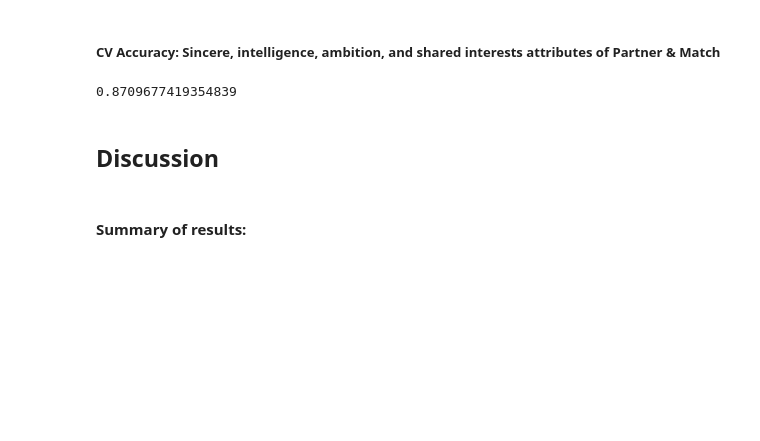
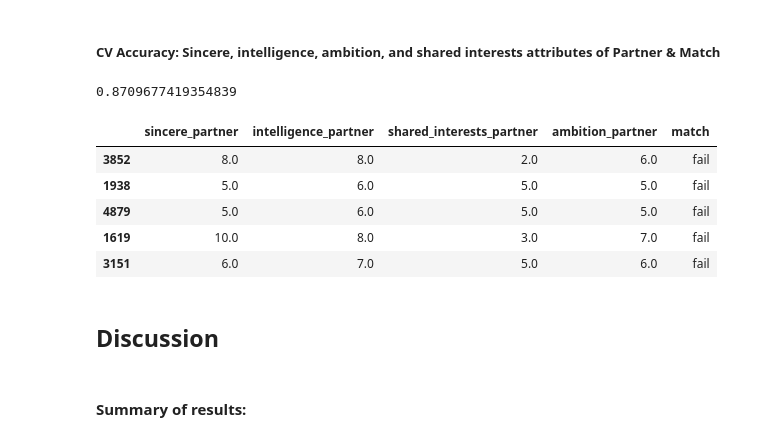
Before and after one commit to mkimur02/final_project_dsci100, a Jupyter notebook: Untitled.ipynb, the cells around one changed output. Saved outputs shown, nothing was run; the diff lists cells and outputs as text; code cells hidden in the pictures; blank space fills up the shorter version.

```diff
--- a/Untitled.ipynb
+++ b/Untitled.ipynb
@@ -506,3 +506,13 @@ acc = knn_fit.score(
 acc
 # %% [output]
 0.8709677419354839
+# %%
+final_speeddating = speeddating[["sincere_partner","intelligence_partner", "shared_interests_partner", "ambition_partner", "match"]]
+final_speeddating.head(5)
+# %% [output]
+|  | sincere_partner | intelligence_partner | shared_interests_partner | ambition_partner | match |
+| 3852 | 8.0 | 8.0 | 2.0 | 6.0 | fail |
+| 1938 | 5.0 | 6.0 | 5.0 | 5.0 | fail |
+| 4879 | 5.0 | 6.0 | 5.0 | 5.0 | fail |
+| 1619 | 10.0 | 8.0 | 3.0 | 7.0 | fail |
+| 3151 | 6.0 | 7.0 | 5.0 | 6.0 | fail |
```
Also changed, not shown: parts of 1 cell of this notebook.
